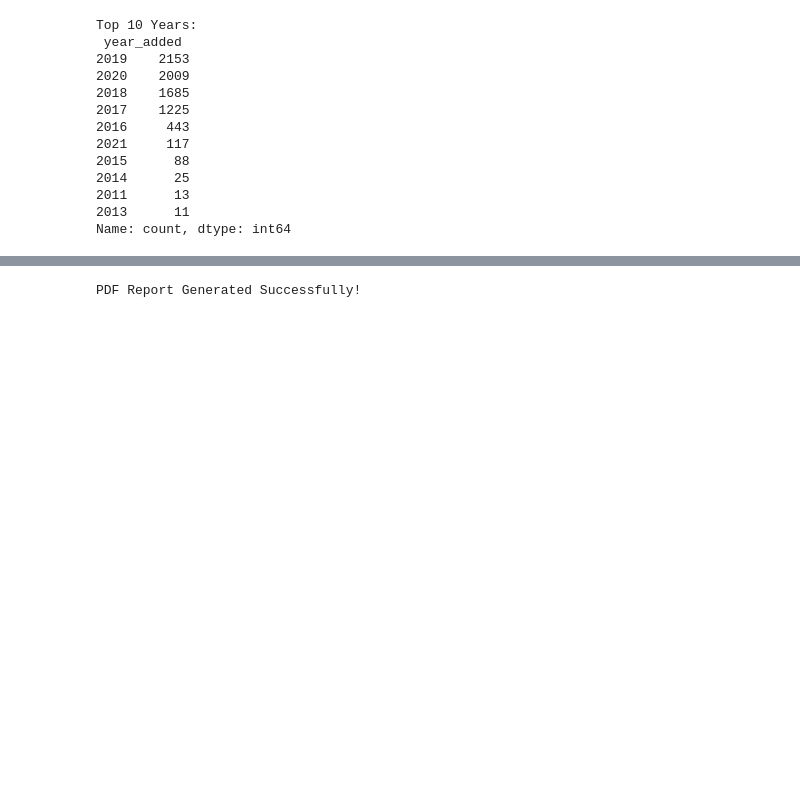
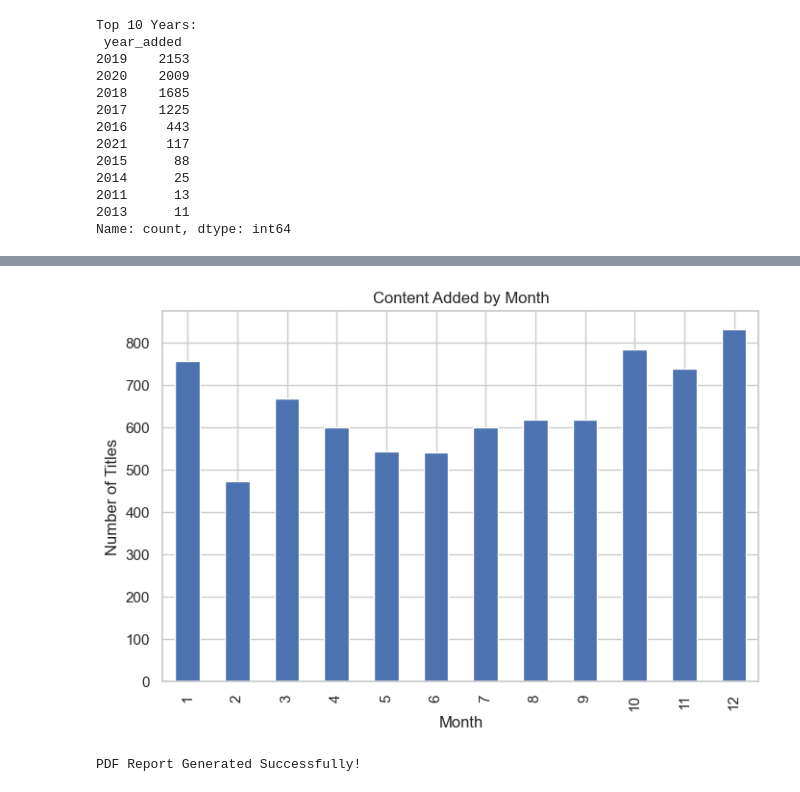
Before and after one commit to Arthika-21/Syntecxhub_task3, a Jupyter notebook: Netflix.ipynb, the cells around one changed output, grey strips where cells are left out. Cells and saved outputs as stored; diff of their text form; code cells hidden in the pictures; blank space fills up the shorter version.

```diff
--- a/Netflix.ipynb
+++ b/Netflix.ipynb
@@ -147,3 +188,19 @@ Name: count, dtype: int64
+# %%
+df['month_added'] = df['date_added'].dt.month
+
+monthly = df['month_added'].value_counts().sort_index()
+
+plt.figure(figsize=(8,5))
+monthly.plot(kind='bar')
+
+plt.title("Content Added by Month")
+plt.xlabel("Month")
+plt.ylabel("Number of Titles")
+
+plt.savefig("monthly_content.png")
+plt.show()
+# %% [output]
+[figure, added]
 # %%
 doc = SimpleDocTemplate("Netflix_EDA_Report.pdf")
 elements = []
```
Also changed, not shown: parts of 4 cells of this notebook, 5 other files.
